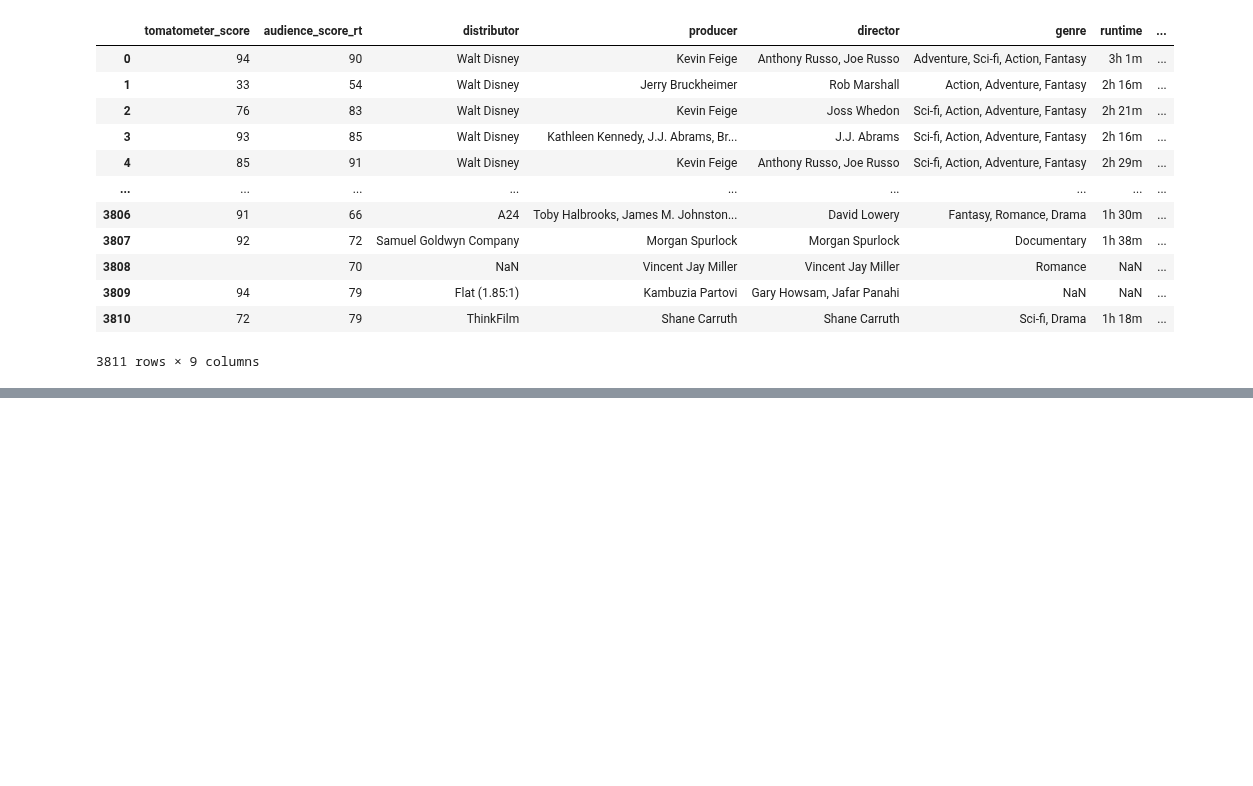
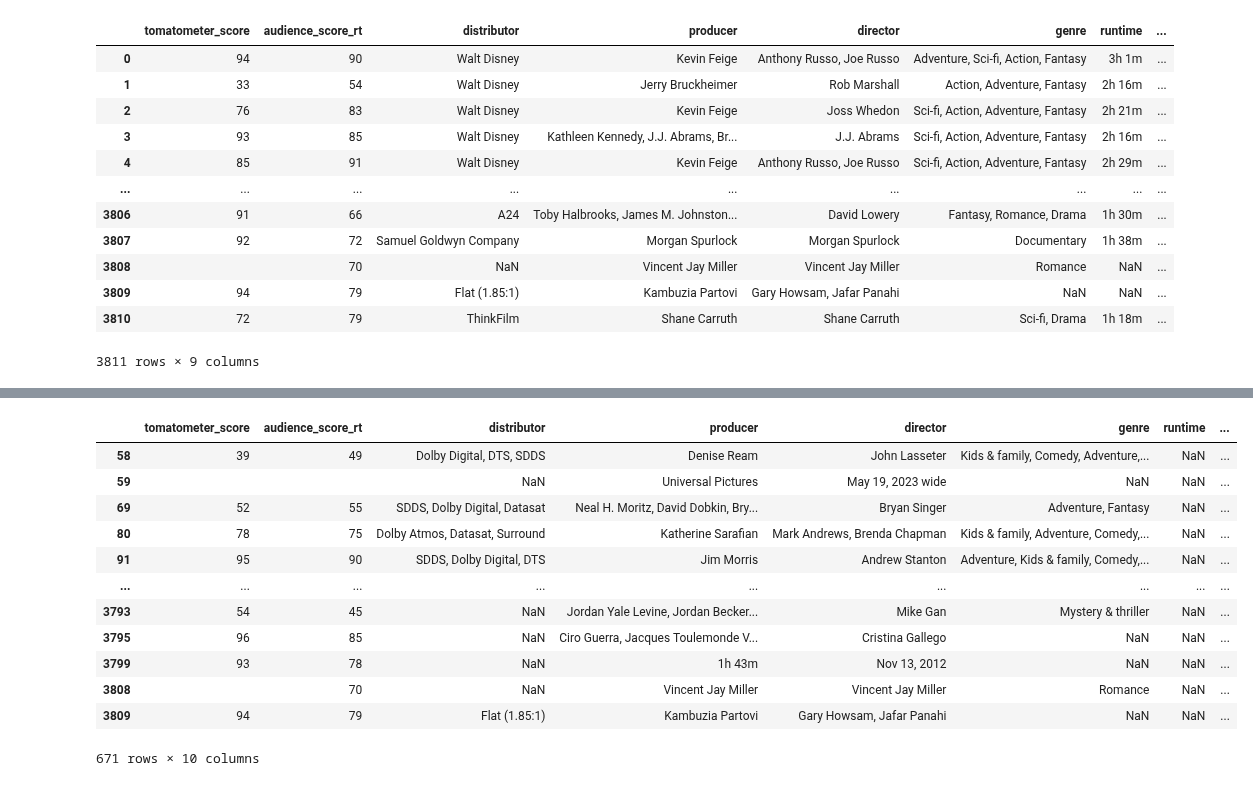
Before and after one commit to lmbauyeung/Final_Project, a Jupyter notebook: Web Scraping_Rotten Tomatoes.ipynb, the cells around one changed output, grey strips where cells are left out. Saved outputs shown, nothing was run; the diff lists cells and outputs as text; code cells hidden in the pictures; blank space fills up the shorter version.

```diff
--- a/Web Scraping_Rotten Tomatoes.ipynb
+++ b/Web Scraping_Rotten Tomatoes.ipynb
@@ -283,0 +288,2 @@ df_try.to_csv('Rotten_Tomatoes_data.csv', index=False)
+# %%
+df_try["title"] = df2["movie"]
@@ -283,0 +306,17 @@ df_try.to_csv('Rotten_Tomatoes_data.csv', index=False)
+# %%
+df3 = df_try[df_try.isna().any(axis=1)]
+df3
+# %% [output]
+|  | tomatometer_score | audience_score_rt | distributor | producer | director | genre | runtime | ... |
+| 58 | 39 | 49 | Dolby Digital, DTS, SDDS | Denise Ream | John Lasseter | Kids & family, Comedy, Adventure,... | NaN | ... |
+| 59 |  |  | NaN | Universal Pictures | May 19, 2023 wide | NaN | NaN | ... |
+| 69 | 52 | 55 | SDDS, Dolby Digital, Datasat | Neal H. Moritz, David Dobkin, Bry... | Bryan Singer | Adventure, Fantasy | NaN | ... |
+| 80 | 78 | 75 | Dolby Atmos, Datasat, Surround | Katherine Sarafian | Mark Andrews, Brenda Chapman | Kids & family, Adventure, Comedy,... | NaN | ... |
+| 91 | 95 | 90 | SDDS, Dolby Digital, DTS | Jim Morris | Andrew Stanton | Adventure, Kids & family, Comedy,... | NaN | ... |
+| ... | ... | ... | ... | ... | ... | ... | ... | ... |
+| 3793 | 54 | 45 | NaN | Jordan Yale Levine, Jordan Becker... | Mike Gan | Mystery & thriller | NaN | ... |
+| 3795 | 96 | 85 | NaN | Ciro Guerra, Jacques Toulemonde V... | Cristina Gallego | NaN | NaN | ... |
+| 3799 | 93 | 78 | NaN | 1h 43m | Nov 13, 2012 | NaN | NaN | ... |
+| 3808 |  | 70 | NaN | Vincent Jay Miller | Vincent Jay Miller | Romance | NaN | ... |
+| 3809 | 94 | 79 | Flat (1.85:1) | Kambuzia Partovi | Gary Howsam, Jafar Panahi | NaN | NaN | ... |
+671 rows × 10 columns
```
Also changed, not shown: parts of 13 cells of this notebook, 1 other file.
